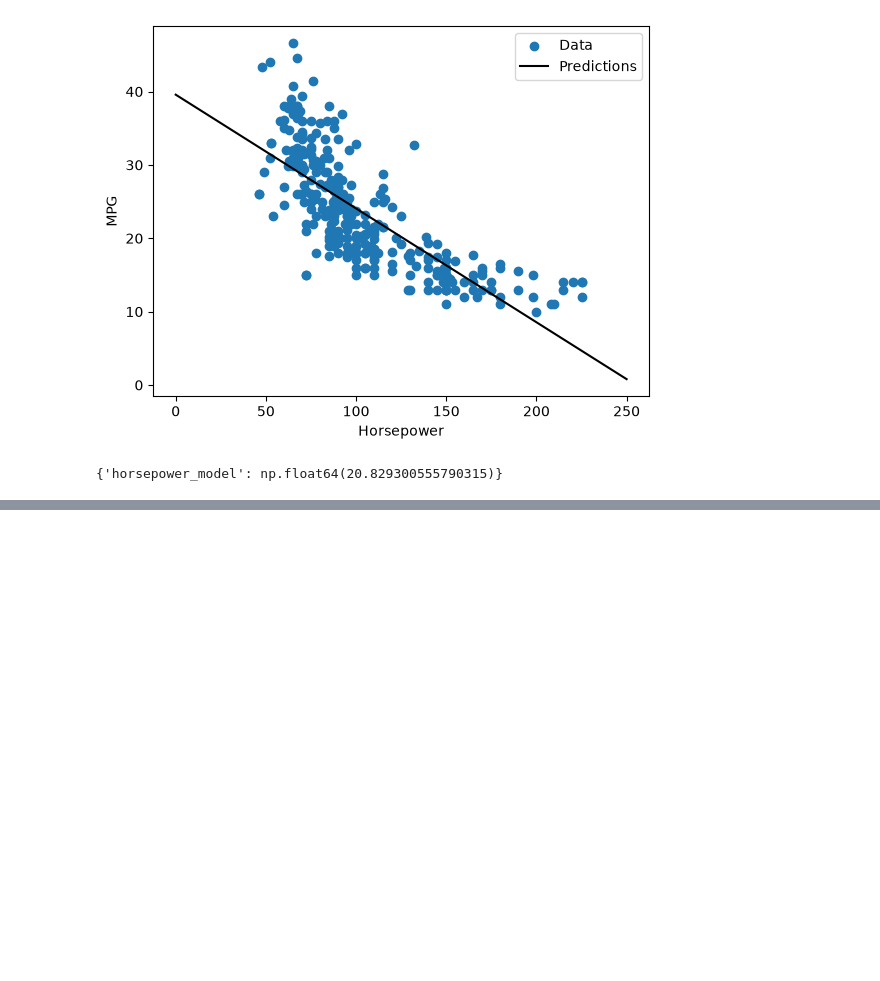
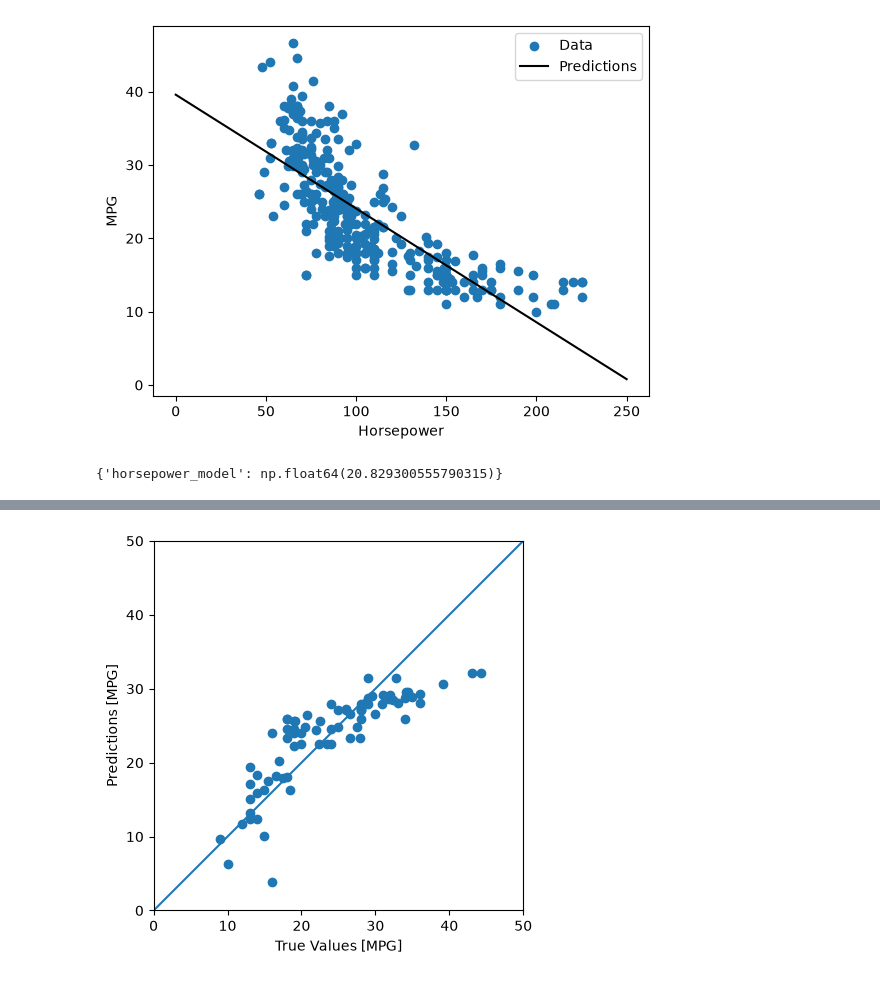
Before and after one commit to 2026-2-predictiva/std-juan-andres-jimenez-velez, a Jupyter notebook: PRE_02_regresion_basica/notebooks/notebook.ipynb, the cells around one changed output, grey strips where cells are left out. Cells and saved outputs as stored; diff of their text form; code cells hidden in the pictures; blank space fills up the shorter version.

```diff
--- a/PRE_02_regresion_basica/notebooks/notebook.ipynb
+++ b/PRE_02_regresion_basica/notebooks/notebook.ipynb
@@ -234,0 +293,7 @@ test_results
+# %%
+plot_predictions(
+    y_true=test_labels,
+    y_pred=horsepower_model.predict(standarized_test_horsepower),
+)
+# %% [output]
+[figure, added]
```
Also changed, not shown: parts of 17 cells of this notebook.
